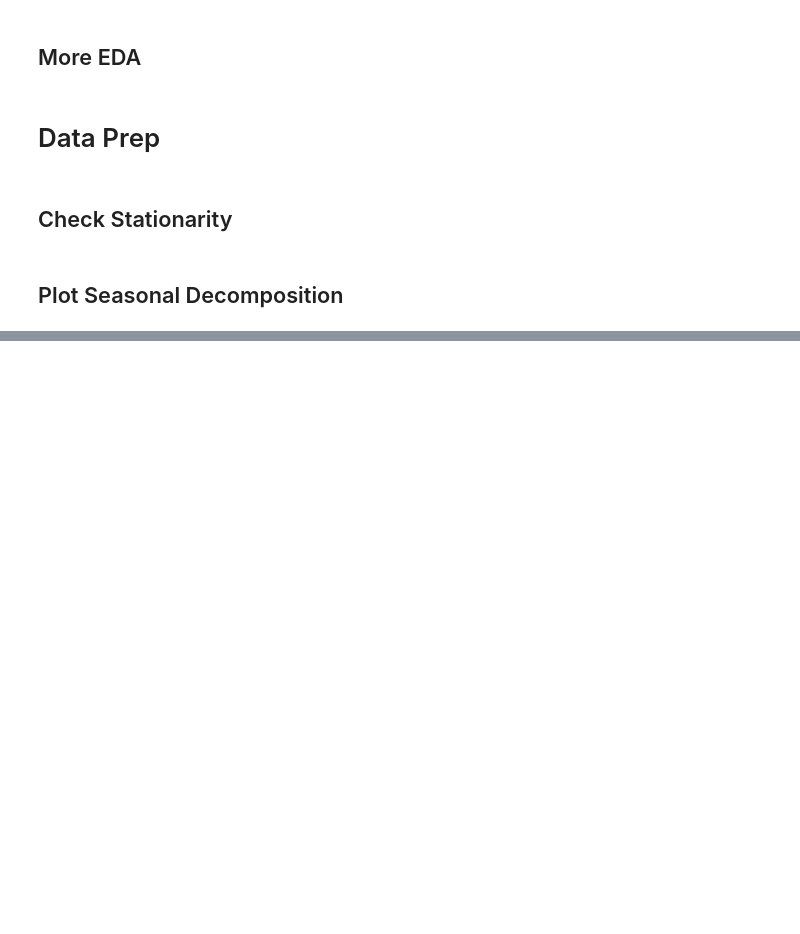
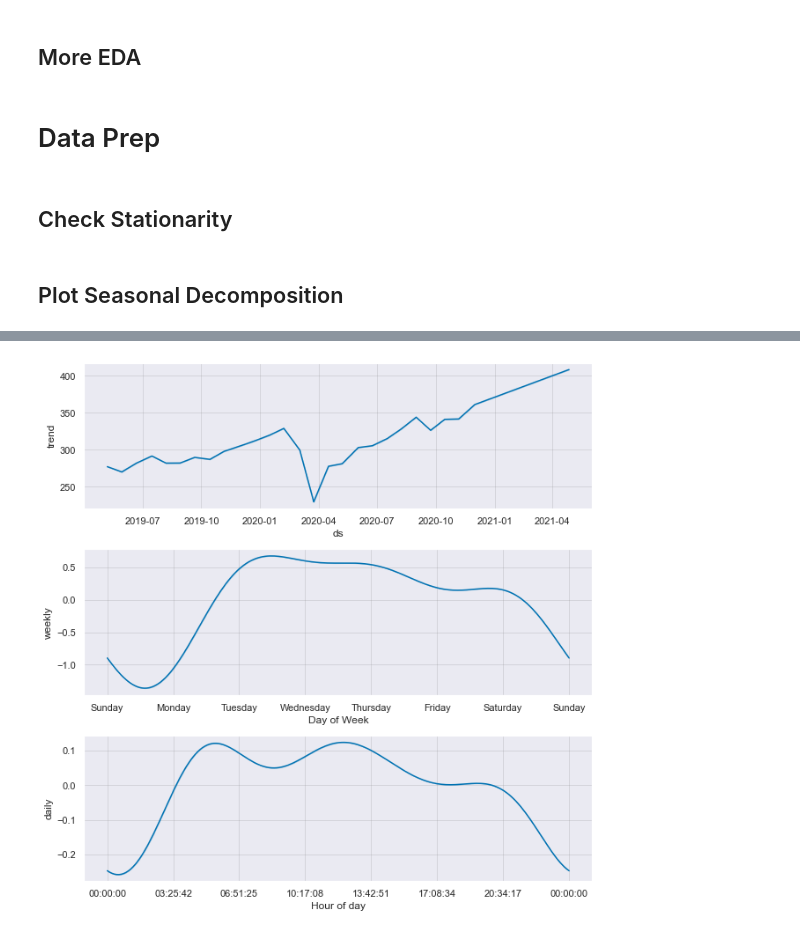
Before and after one commit to eggrollofchaos/i_spy_etf_price_predictions, a Jupyter notebook: code/spy_eda.ipynb, the cells around one changed output, grey strips where cells are left out. Saved outputs shown, nothing was run; the diff lists cells and outputs as text; code cells hidden in the pictures; blank space fills up the shorter version.

```diff
--- a/code/spy_eda.ipynb
+++ b/code/spy_eda.ipynb
@@ -296,0 +414,4 @@ pya.auto_arima(df.dropna(), seasonal=True, m=2190).summary()
+# %%
+fig2 = promod.plot_components(forecast)
+# %% [output]
+[figure, added]
```
Also changed, not shown: parts of 15 cells of this notebook.
